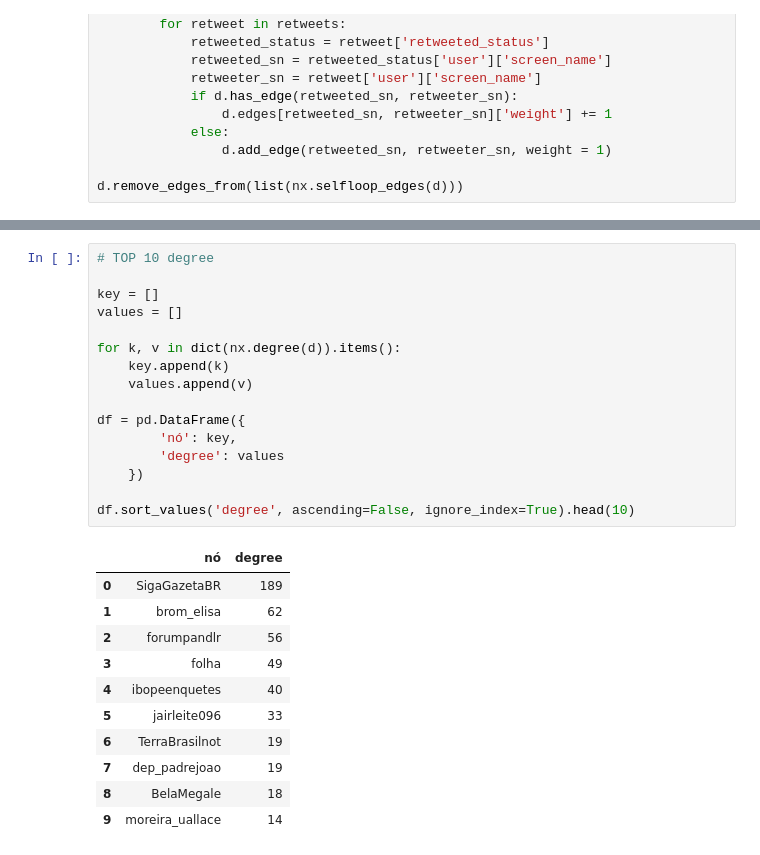
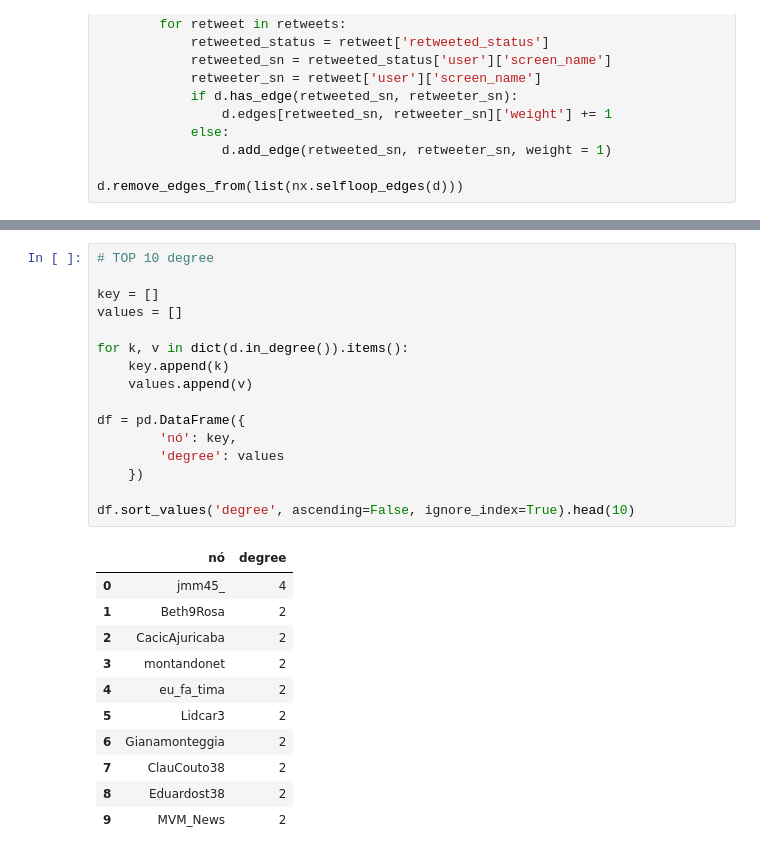
Before and after one commit to bezerraescossia/network-analysis, a Jupyter notebook: degree.ipynb, the cells around one changed output, grey strips where cells are left out. Cells and saved outputs as stored; diff of their text form.

```diff
--- a/degree.ipynb
+++ b/degree.ipynb
@@ -70,28 +69,28 @@ plt.show()
 # %%
 # TOP 10 degree
 
 key = []
 values = []
 
-for k, v in dict(nx.degree(d)).items():
+for k, v in dict(d.in_degree()).items():
     key.append(k)
     values.append(v)
 
 df = pd.DataFrame({
         'nó': key,
         'degree': values
     })
 
 df.sort_values('degree', ascending=False, ignore_index=True).head(10)
 # %% [output]
 |  | nó | degree |
-| 0 | SigaGazetaBR | 189 |
-| 1 | brom_elisa | 62 |
-| 2 | forumpandlr | 56 |
-| 3 | folha | 49 |
-| 4 | ibopeenquetes | 40 |
-| 5 | jairleite096 | 33 |
-| 6 | TerraBrasilnot | 19 |
-| 7 | dep_padrejoao | 19 |
-| 8 | BelaMegale | 18 |
-| 9 | moreira_uallace | 14 |
+| 0 | jmm45_ | 4 |
+| 1 | Beth9Rosa | 2 |
+| 2 | CacicAjuricaba | 2 |
+| 3 | montandonet | 2 |
+| 4 | eu_fa_tima | 2 |
+| 5 | Lidcar3 | 2 |
+| 6 | Gianamonteggia | 2 |
+| 7 | ClauCouto38 | 2 |
+| 8 | Eduardost38 | 2 |
+| 9 | MVM_News | 2 |
```
Also changed, not shown: parts of 1 cell of this notebook, 2 other files.
